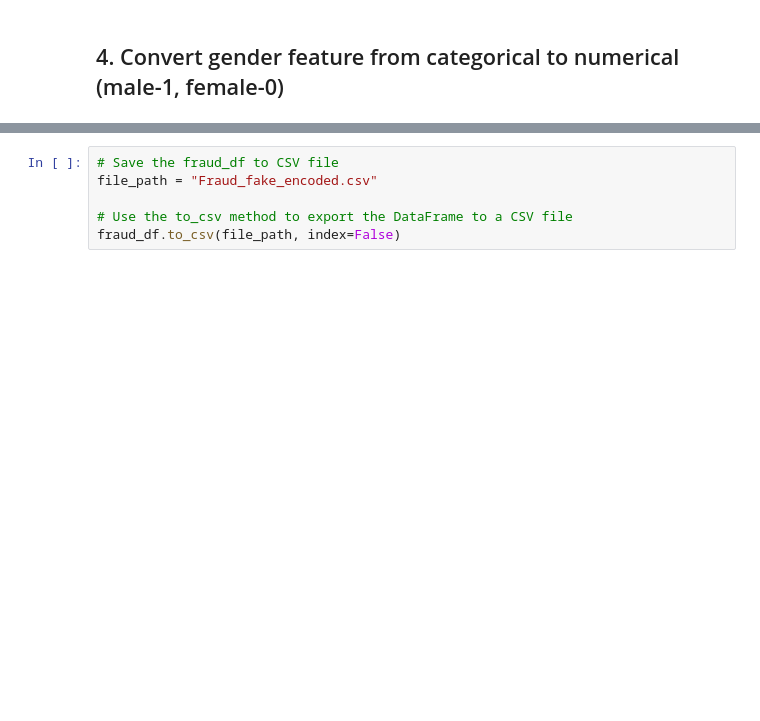
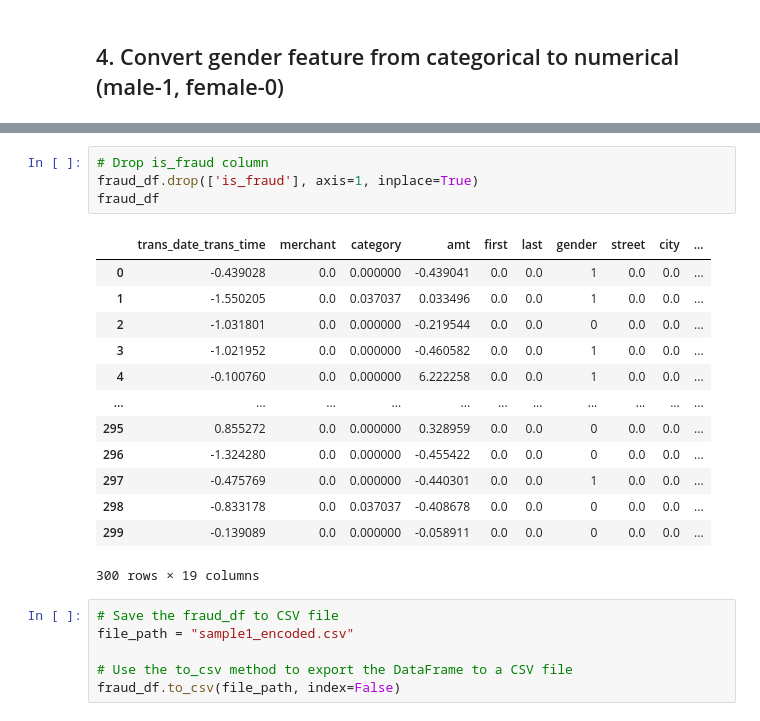
Before and after one commit to Kokolipa/fraudulent_transactions, a Jupyter notebook: ML_and_dashboard/datagen/preprocessing_datagen.ipynb, the cells around one changed output, grey strips where cells are left out. Drawn from its saved outputs; the diff is of its cells as text; blank space fills up the shorter version.

```diff
--- a/ML_and_dashboard/datagen/preprocessing_datagen.ipynb
+++ b/ML_and_dashboard/datagen/preprocessing_datagen.ipynb
@@ -252,6 +264,24 @@ fraud_df.head()
+# %%
+# Drop is_fraud column
+fraud_df.drop(['is_fraud'], axis=1, inplace=True)
+fraud_df
+# %% [output]
+|  | trans_date_trans_time | merchant | category | amt | first | last | gender | street | city | ... |
+| 0 | -0.439028 | 0.0 | 0.000000 | -0.439041 | 0.0 | 0.0 | 1 | 0.0 | 0.0 | ... |
+| 1 | -1.550205 | 0.0 | 0.037037 | 0.033496 | 0.0 | 0.0 | 1 | 0.0 | 0.0 | ... |
+| 2 | -1.031801 | 0.0 | 0.000000 | -0.219544 | 0.0 | 0.0 | 0 | 0.0 | 0.0 | ... |
+| 3 | -1.021952 | 0.0 | 0.000000 | -0.460582 | 0.0 | 0.0 | 1 | 0.0 | 0.0 | ... |
+| 4 | -0.100760 | 0.0 | 0.000000 | 6.222258 | 0.0 | 0.0 | 1 | 0.0 | 0.0 | ... |
+| ... | ... | ... | ... | ... | ... | ... | ... | ... | ... | ... |
+| 295 | 0.855272 | 0.0 | 0.000000 | 0.328959 | 0.0 | 0.0 | 0 | 0.0 | 0.0 | ... |
+| 296 | -1.324280 | 0.0 | 0.000000 | -0.455422 | 0.0 | 0.0 | 0 | 0.0 | 0.0 | ... |
+| 297 | -0.475769 | 0.0 | 0.000000 | -0.440301 | 0.0 | 0.0 | 1 | 0.0 | 0.0 | ... |
+| 298 | -0.833178 | 0.0 | 0.037037 | -0.408678 | 0.0 | 0.0 | 0 | 0.0 | 0.0 | ... |
+| 299 | -0.139089 | 0.0 | 0.000000 | -0.058911 | 0.0 | 0.0 | 0 | 0.0 | 0.0 | ... |
+300 rows × 19 columns
 # %%
 # Save the fraud_df to CSV file
-file_path = "Fraud_fake_encoded.csv"
+file_path = "sample1_encoded.csv"
 
 # Use the to_csv method to export the DataFrame to a CSV file
 fraud_df.to_csv(file_path, index=False)
```
Also changed, not shown: parts of 10 cells of this notebook, 1 other file.
